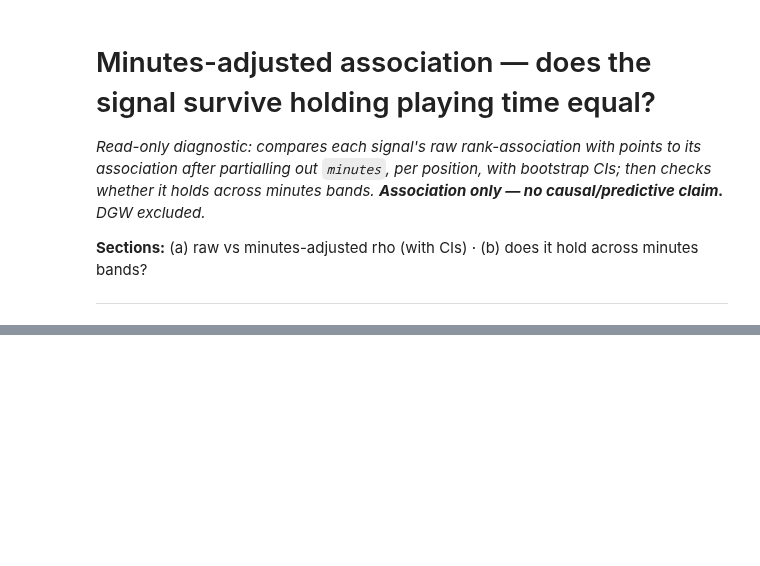
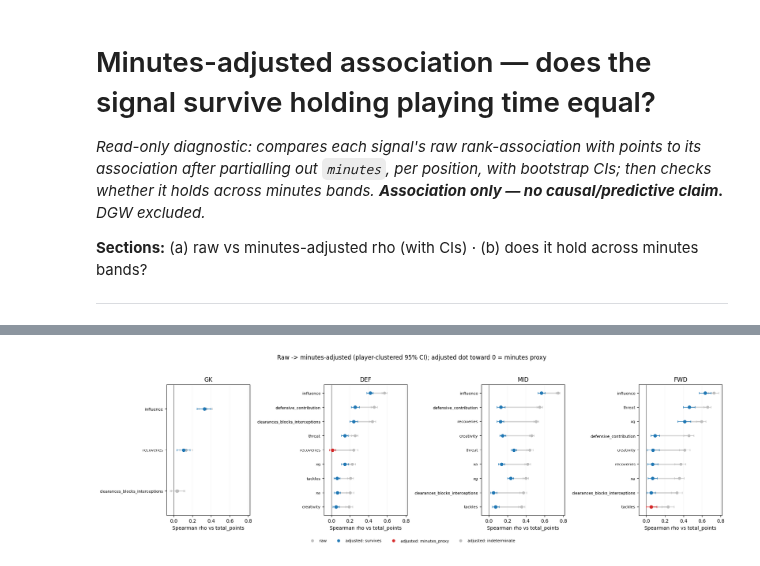
Before and after one commit to gisaf22/fpl-intelligence, a Jupyter notebook: research/diagnostic/minutes_adjusted_association.ipynb, the cells around one changed output, grey strips where cells are left out. Drawn from its saved outputs; the diff is of its cells as text; code cells hidden in the pictures; blank space fills up the shorter version.

```diff
--- a/research/diagnostic/minutes_adjusted_association.ipynb
+++ b/research/diagnostic/minutes_adjusted_association.ipynb
@@ -19,15 +21,16 @@ from dal.exceptions import MartNotBuiltError, MartSchemaError
 from research.kernels.descriptive.relevance import (
     compute_relevance, leading_indicator_signals, leading_alive_signals, POSITIONS,
 )
-from research.kernels.inferential.resampling import (
-    partial_spearman, bootstrap_partial_rho, bootstrap_spearman_ci,
-)
+from research.kernels.inferential.resampling import cluster_bootstrap_minutes_adjusted_rho
+from research.kernels.hypothesis.multiplicity import benjamini_hochberg
 from research.kernels.diagnostic.conditioning import (
     compute_conditional_rho, classify_heterogeneity,
 )
 
 POSITIONS = list(POSITIONS)
 COLOURS = {"GK": "#9467bd", "DEF": "#1f77b4", "MID": "#2ca02c", "FWD": "#d62728"}
+# verdict -> colour for the minutes-adjusted dot / row.
+VERDICT_COLOURS = {"survives": "#1f77b4", "minutes_proxy": "#d62728", "indeterminate": "#bdbdbd"}
 
 try:
     _r = load_mart()
@@ -56,40 +65,79 @@ for p in POSITIONS:
 # %%
 def _arrs(d, sig):
-    pair = d[[sig, "minutes", "total_points"]].dropna()
+    pair = d[[sig, "minutes", "total_points", "player_id"]].dropna()
     return (pair[sig].to_numpy(float), pair["minutes"].to_numpy(float),
-            pair["total_points"].to_numpy(float))
+            pair["total_points"].to_numpy(float), pair["player_id"].to_numpy())
 
+def _verdict(raw_ci, adj_ci, fdr_reject):
+    # CI-gated: raw link real but vanishes under minutes -> proxy (discard);
+    # survives the adjustment AND clears FDR -> real information; else can't tell.
+    raw_real = not (raw_ci[0] <= 0 <= raw_ci[1])
+    adj_real = not (adj_ci[0] <= 0 <= adj_ci[1])
+    if adj_real and fdr_reject:
+        return "survives"
+    if raw_real and not adj_real:
+        return "minutes_proxy"
+    return "indeterminate"
+
+# Player-clustered bootstrap: raw rho, minutes-adjusted (partial) rho, and their PAIRED
+# shrinkage, all from one shared set of player resamples (rows within a player are not
+# independent, so we resample players — matching identity_vs_state.ipynb / panel.py).
 rows = []
 for p in POSITIONS:
     d = df[df["position"] == p]
     for sig in alive_by_pos[p]:
-        s, m, y = _arrs(d, sig)
-        raw = bootstrap_spearman_ci(s, y)
-        if raw is None:
+        s, m, y, pid = _arrs(d, sig)
+        out = cluster_bootstrap_minutes_adjusted_rho(s, m, y, pid)
+        if out is None:
             continue
-        adj_rho, adj_lo, adj_hi = bootstrap_partial_rho(np.column_stack([s, m]), y, 0, partial_spearman)
-        rows.append({
-            "position": p, "signal": sig, "n": raw["n"],
-            "rho_raw": raw["rho"], "raw_lo": raw["ci_lower"], "raw_hi": raw["ci_upper"],
-            "rho_adj": round(adj_rho, 4), "adj_lo": round(adj_lo, 4), "adj_hi": round(adj_hi, 4),
-            "shrinkage": round(raw["rho"] - adj_rho, 4),
-        })
+        rows.append({"position": p, "signal": sig, **out})
 madj = pd.DataFrame(rows)
-display(madj.sort_values(["position", "rho_raw"], ascending=[True, False]).round(4))
 
-fig, axes = plt.subplots(1, 4, figsize=(16, 4.5), sharex=True)
+# BH-FDR across the screen on the clustered adjusted-rho p-value (the survivor's significance).
+madj["fdr_reject"] = False
+madj["q_value"] = np.nan
+_has_p = madj["adj_p"].notna()
+if _has_p.any():
+    _fdr = benjamini_hochberg(madj.loc[_has_p, "adj_p"].to_numpy(), alpha=0.05)
+    madj.loc[_has_p, "fdr_reject"] = _fdr["reject"]
+    madj.loc[_has_p, "q_value"] = _fdr["q_value"]
+
+madj["verdict"] = [
+    _verdict(r.raw_ci, r.adj_ci, r.fdr_reject) for r in madj.itertuples()
+]
+
+_show = ["position", "signal", "n", "n_players", "rho_raw", "raw_ci", "rho_adj", "adj_ci",
+         "shrinkage", "shrinkage_ci", "adj_p", "q_value", "fdr_reject", "verdict"]
+display(madj[_show].sort_values(["position", "rho_raw"], ascending=[True, False]).round(4))
+
+# Dumbbell per position: grey = raw (with CI), coloured-by-verdict = minutes-adjusted (with CI).
+fig, axes = plt.subplots(1, 4, figsize=(18, 5.0), sharex=True)
 for ax, p in zip(axes, POSITIONS):
     sub = madj[madj.position == p].sort_values("rho_raw")
-    yv = np.arange(len(sub))
-    ax.hlines(yv, sub["rho_adj"], sub["rho_raw"], color="lightgrey", zorder=1)
-    ax.scatter(sub["rho_raw"], yv, color="#bdbdbd", label="raw", zorder=2)
-    ax.scatter(sub["rho_adj"], yv, color=COLOURS[p], label="minutes-adjusted", zorder=3)
-    ax.set_yticks(yv)
-    ax.set_yticklabels(sub["signal"], fontsize=7)
+    for y, r in enumerate(sub.itertuples()):
+        vc = VERDICT_COLOURS.get(r.verdict, "#bdbdbd")
+        ax.plot([r.rho_adj, r.rho_raw], [y, y], color="lightgrey", linewidth=2.5, zorder=1)
+        ax.errorbar(r.rho_raw, y, xerr=[[r.rho_raw - r.raw_ci[0]], [r.raw_ci[1] - r.rho_raw]],
+                    fmt="o", ms=5, color="#bdbdbd", ecolor="#bdbdbd", elinewidth=0.8, capsize=2, zorder=2)
+        ax.errorbar(r.rho_adj, y, xerr=[[r.rho_adj - r.adj_ci[0]], [r.adj_ci[1] - r.rho_adj]],
+                    fmt="o", ms=6, color=vc, ecolor=vc, elinewidth=1.0, capsize=2, zorder=3)
+    ax.set_yticks(range(len(sub)))
+    ax.set_yticklabels(sub["signal"], fontsize=8)
+    ax.set_ylim(-0.6, len(sub) - 0.4)
     ax.axvline(0, color="black", linewidth=0.5)
     ax.set_title(p)
     ax.set_xlabel("Spearman rho vs total_points")
-axes[0].legend(fontsize=8, loc="lower right")
-fig.suptitle("Raw -> minutes-adjusted: signals collapsing toward 0 were largely a minutes proxy", y=1.03)
+    ax.grid(axis="x", linewidth=0.3, alpha=0.4)
+from matplotlib.lines import Line2D
+handles = [Line2D([0], [0], marker="o", color="w", markerfacecolor="#bdbdbd", ms=7, label="raw"),
+           Line2D([0], [0], marker="o", color="w", markerfacecolor=VERDICT_COLOURS["survives"], ms=7, label="adjusted: survives"),
+           Line2D([0], [0], marker="o", color="w", markerfacecolor=VERDICT_COLOURS["minutes_proxy"], ms=7, label="adjusted: minutes_proxy"),
+           Line2D([0], [0], marker="o", color="w", markerfacecolor=VERDICT_COLOURS["indeterminate"], ms=7, label="adjusted: indeterminate")]
+fig.legend(handles=handles, loc="lower center", ncol=4, fontsize=8, frameon=False, bbox_to_anchor=(0.5, -0.06))
+fig.suptitle("Raw -> minutes-adjusted (player-clustered 95% CI); adjusted dot toward 0 = minutes proxy", y=1.03)
 plt.tight_layout()
 plt.show()
+
+print("verdict counts:")
+print(madj["verdict"].value_counts().to_string())
+# %% [output]
@@ -95,0 +161 @@ plt.show()
+[figure, added]
```
Also changed, not shown: parts of 8 cells of this notebook, 4 other files.
